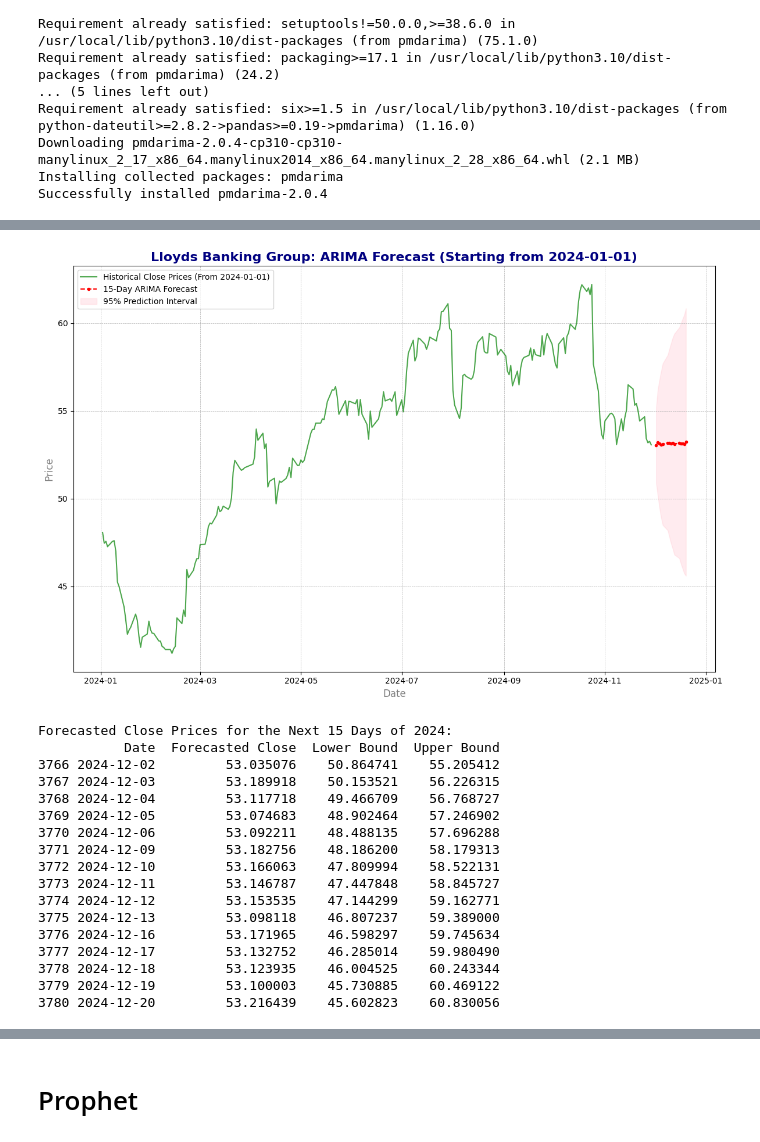
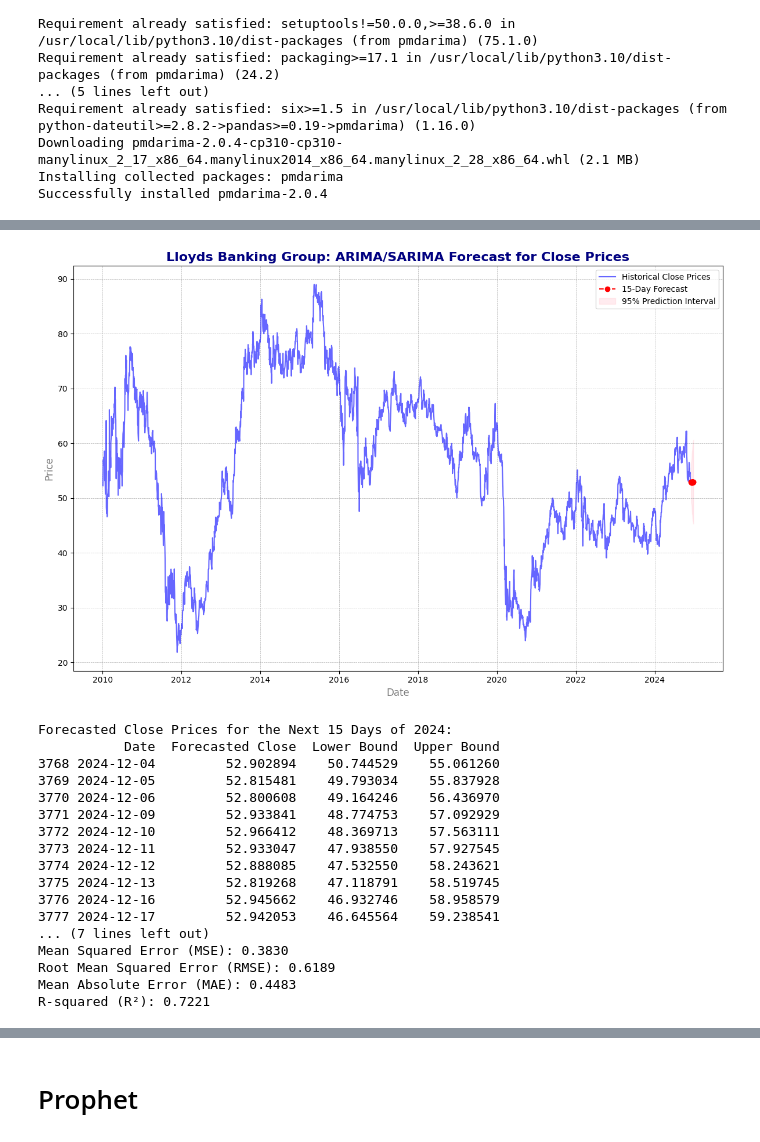
Before and after one commit to Dhavalkumar510/Final_Year_Project_UH, a Jupyter notebook: Final_Year_Project_UH.ipynb, the cells around one changed output, grey strips where cells are left out. Saved outputs shown, nothing was run; the diff lists cells and outputs as text; code cells hidden in the pictures.

```diff
--- a/Final_Year_Project_UH.ipynb
+++ b/Final_Year_Project_UH.ipynb
@@ -551,40 +455,65 @@ ARIMA(9, 0, 9)x(1, 1, 1, 12) - AIC: 11548.95452633284
 # %%
-# Filter historical data from 2024-01-01 onward
-data.index = pd.to_datetime(data.index, format='%d-%m-%Y')  # Ensure the index is datetime
-filtered_data = data[data.index >= '2024-01-01']
+forecast = best_model.get_forecast(steps=15)
+forecast_values = forecast.predicted_mean
+forecast_conf_int = forecast.conf_int()
 
-# Plot data from 2024-01-01 with forecast
+# Generate future dates
+future_dates = pd.date_range(start=close_prices.index[-1], periods=16, freq='B')[1:]  # 15 business days
+
+# Create a DataFrame for the forecasted values
+forecast_df = pd.DataFrame({
+    'Date': future_dates,
+    'Forecasted Close': forecast_values,
+    'Lower Bound': forecast_conf_int.iloc[:, 0],
+    'Upper Bound': forecast_conf_int.iloc[:, 1]
+})
+
+# Step 7: Plot the Historical Data and Forecast
 plt.figure(figsize=(12, 8))
-plt.plot(filtered_data.index, filtered_data['Close'], label='Historical Close Prices (From 2024-01-01)', color='green', alpha=0.7)
-plt.plot(forecast_df['Date'], forecast_df['Forecasted Close'], label='15-Day ARIMA Forecast', color='red', linestyle='--', marker='.')
+plt.plot(close_prices.index, close_prices, label='Historical Close Prices', color='blue', alpha=0.6)
+plt.plot(forecast_df['Date'], forecast_df['Forecasted Close'], label='15-Day Forecast', color='red', linestyle='--', marker='o')
 plt.fill_between(forecast_df['Date'], forecast_df['Lower Bound'], forecast_df['Upper Bound'], color='pink', alpha=0.3, label='95% Prediction Interval')
-plt.title('Lloyds Banking Group: ARIMA Forecast (Starting from 2024-01-01)', fontsize=16, color='navy', weight='bold')
+plt.title('Lloyds Banking Group: ARIMA/SARIMA Forecast for Close Prices', fontsize=16, color='navy', weight='bold')
 plt.xlabel('Date', fontsize=12, color='gray')
 plt.ylabel('Price', fontsize=12, color='gray')
 plt.legend()
 plt.grid(visible=True, linestyle='--', linewidth=0.5)
 plt.tight_layout()
 plt.show()
 
-# Display the forecasted values
 print("Forecasted Close Prices for the Next 15 Days of 2024:")
 print(forecast_df)
+
+# Step 8: Model Evaluation
+y_true = close_prices[-15:]
+y_forecasted = best_model.predict(start=len(close_prices) - 15, end=len(close_prices) - 1)
+
+mse = mean_squared_error(y_true, y_forecasted)
+rmse = np.sqrt(mse)
+mae = mean_absolute_error(y_true, y_forecasted)
+r2 = r2_score(y_true, y_forecasted)
+
+print("\nModel Evaluation Metrics:")
+print(f"Mean Squared Error (MSE): {mse:.4f}")
+print(f"Root Mean Squared Error (RMSE): {rmse:.4f}")
+print(f"Mean Absolute Error (MAE): {mae:.4f}")
+print(f"R-squared (R²): {r2:.4f}")
 # %% [output]
-[figure, old version]
+[figure, new version]
 Forecasted Close Prices for the Next 15 Days of 2024:
            Date  Forecasted Close  Lower Bound  Upper Bound
-3766 2024-12-02         53.035076    50.864741    55.205412
-3767 2024-12-03         53.189918    50.153521    56.226315
-3768 2024-12-04         53.117718    49.466709    56.768727
-3769 2024-12-05         53.074683    48.902464    57.246902
-3770 2024-12-06         53.092211    48.488135    57.696288
-3771 2024-12-09         53.182756    48.186200    58.179313
-3772 2024-12-10         53.166063    47.809994    58.522131
-3773 2024-12-11         53.146787    47.447848    58.845727
-3774 2024-12-12         53.153535    47.144299    59.162771
-3775 2024-12-13         53.098118    46.807237    59.389000
-3776 2024-12-16         53.171965    46.598297    59.745634
-3777 2024-12-17         53.132752    46.285014    59.980490
-3778 2024-12-18         53.123935    46.004525    60.243344
-3779 2024-12-19         53.100003    45.730885    60.469122
-3780 2024-12-20         53.216439    45.602823    60.830056
+3768 2024-12-04         52.902894    50.744529    55.061260
+3769 2024-12-05         52.815481    49.793034    55.837928
+3770 2024-12-06         52.800608    49.164246    56.436970
+3771 2024-12-09         52.933841    48.774753    57.092929
+3772 2024-12-10         52.966412    48.369713    57.563111
+3773 2024-12-11         52.933047    47.938550    57.927545
+3774 2024-12-12         52.888085    47.532550    58.243621
+3775 2024-12-13         52.819268    47.118791    58.519745
+3776 2024-12-16         52.945662    46.932746    58.958579
+3777 2024-12-17         52.942053    46.645564    59.238541
+... (7 lines left out)
+Mean Squared Error (MSE): 0.3830
+Root Mean Squared Error (RMSE): 0.6189
+Mean Absolute Error (MAE): 0.4483
+R-squared (R²): 0.7221
```
Also changed, not shown: parts of 24 cells of this notebook.
